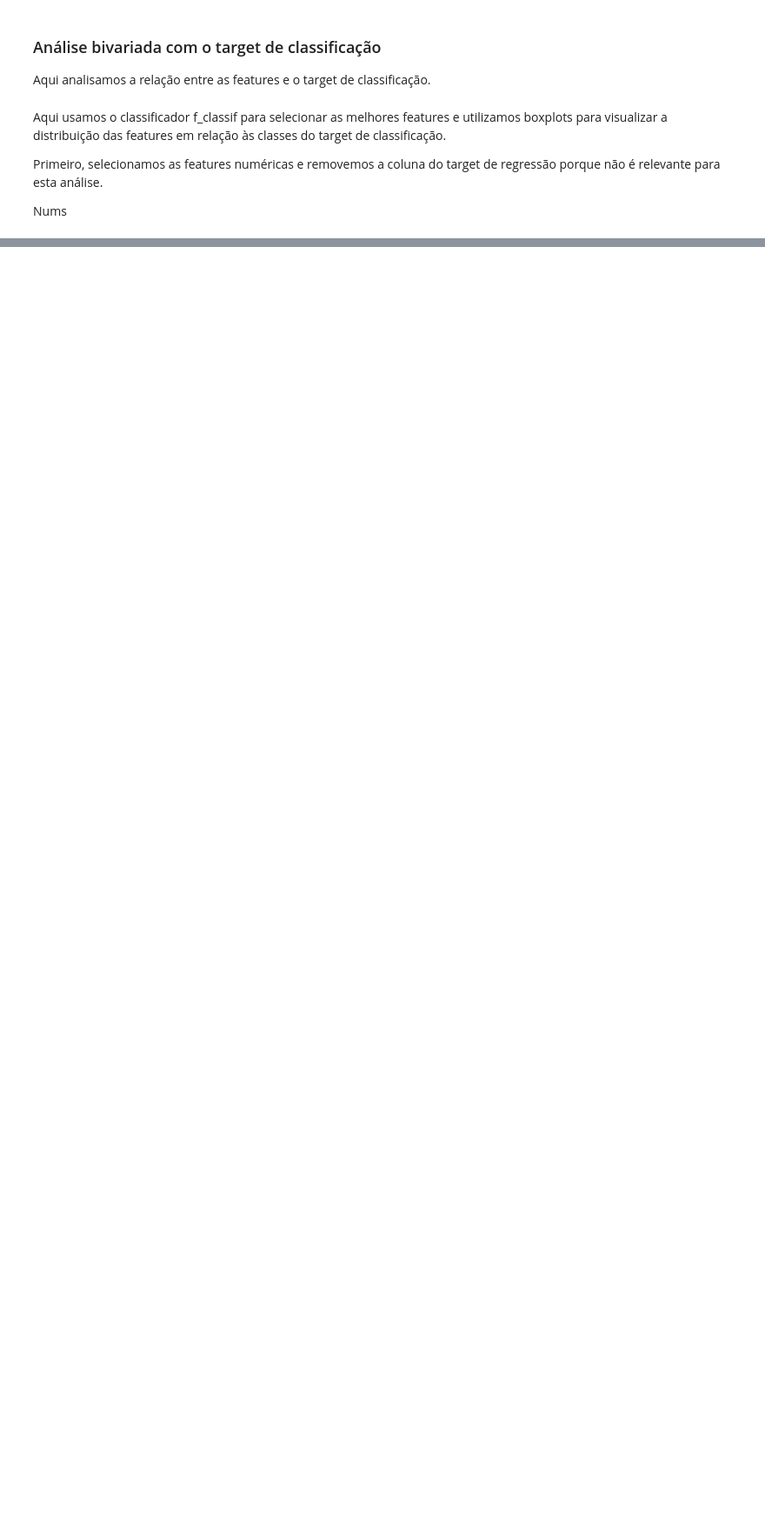
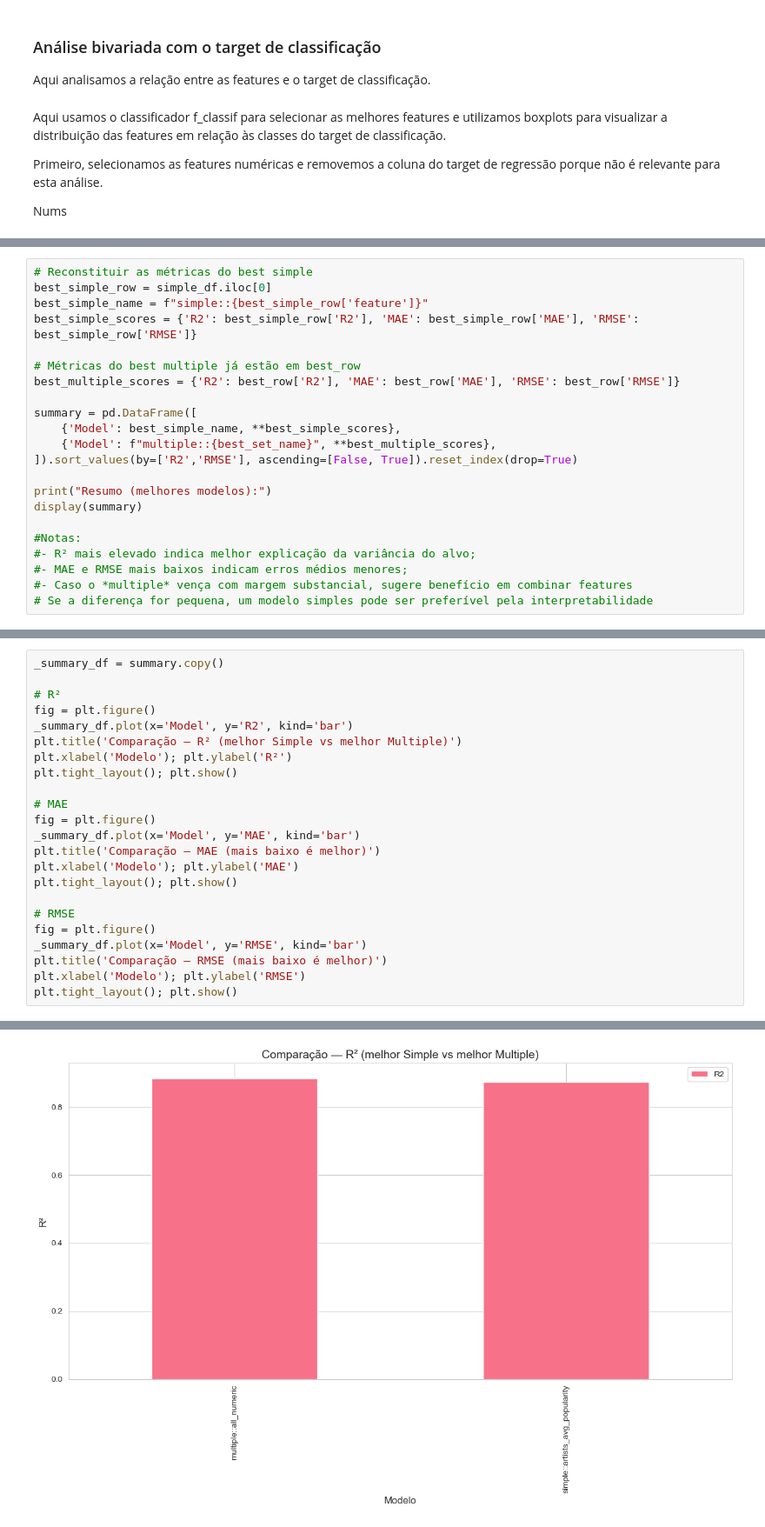
Before and after one commit to Mendoncaa/APRAU_G15, a Jupyter notebook: Projeto_1.ipynb, the cells around one changed output, grey strips where cells are left out. Shown at 87% size. Drawn from its saved outputs; the diff is of its cells as text; blank space fills up the shorter version.

```diff
--- a/Projeto_1.ipynb
+++ b/Projeto_1.ipynb
@@ -477,0 +669,22 @@ Top 10 F-score (classificação):
+# %%
+# Reconstituir as métricas do best simple
+best_simple_row = simple_df.iloc[0]
+best_simple_name = f"simple::{best_simple_row['feature']}"
+best_simple_scores = {'R2': best_simple_row['R2'], 'MAE': best_simple_row['MAE'], 'RMSE': best_simple_row['RMSE']}
+
+# Métricas do best multiple já estão em best_row
+best_multiple_scores = {'R2': best_row['R2'], 'MAE': best_row['MAE'], 'RMSE': best_row['RMSE']}
+
+summary = pd.DataFrame([
+    {'Model': best_simple_name, **best_simple_scores},
+    {'Model': f"multiple::{best_set_name}", **best_multiple_scores},
+]).sort_values(by=['R2','RMSE'], ascending=[False, True]).reset_index(drop=True)
+
+print("Resumo (melhores modelos):")
+display(summary)
+
+#Notas:
+#- R² mais elevado indica melhor explicação da variância do alvo;
+#- MAE e RMSE mais baixos indicam erros médios menores;
+#- Caso o *multiple* vença com margem substancial, sugere benefício em combinar features
+# Se a diferença for pequena, um modelo simples pode ser preferível pela interpretabilidade
@@ -477,0 +696,24 @@ Top 10 F-score (classificação):
+# %%
+_summary_df = summary.copy()
+
+# R²
+fig = plt.figure()
+_summary_df.plot(x='Model', y='R2', kind='bar')
+plt.title('Comparação — R² (melhor Simple vs melhor Multiple)')
+plt.xlabel('Modelo'); plt.ylabel('R²')
+plt.tight_layout(); plt.show()
+
+# MAE
+fig = plt.figure()
+_summary_df.plot(x='Model', y='MAE', kind='bar')
+plt.title('Comparação — MAE (mais baixo é melhor)')
+plt.xlabel('Modelo'); plt.ylabel('MAE')
+plt.tight_layout(); plt.show()
+
+# RMSE
+fig = plt.figure()
+_summary_df.plot(x='Model', y='RMSE', kind='bar')
+plt.title('Comparação — RMSE (mais baixo é melhor)')
+plt.xlabel('Modelo'); plt.ylabel('RMSE')
+plt.tight_layout(); plt.show()
+# %% [output]
@@ -477,0 +721 @@ Top 10 F-score (classificação):
+[figure, added]
```
Also changed, not shown: parts of 19 cells of this notebook.
